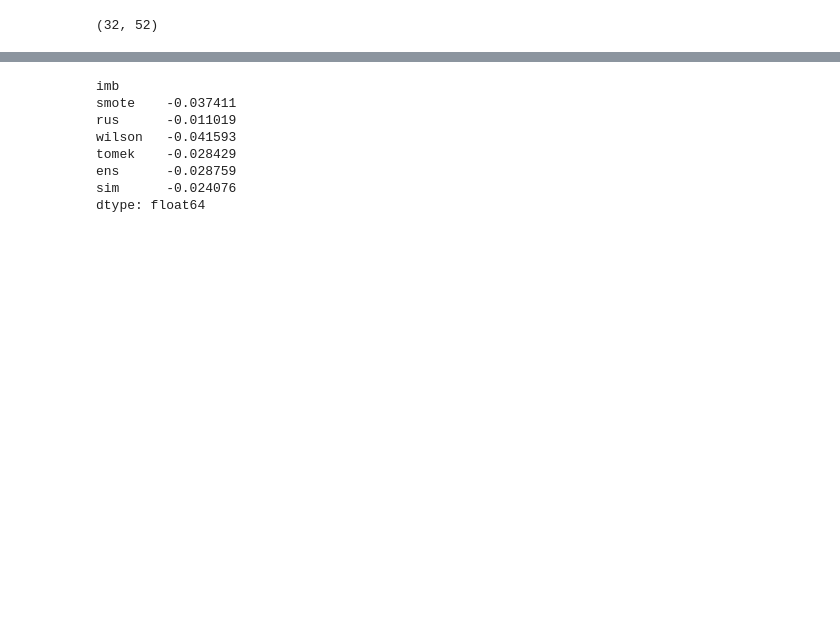
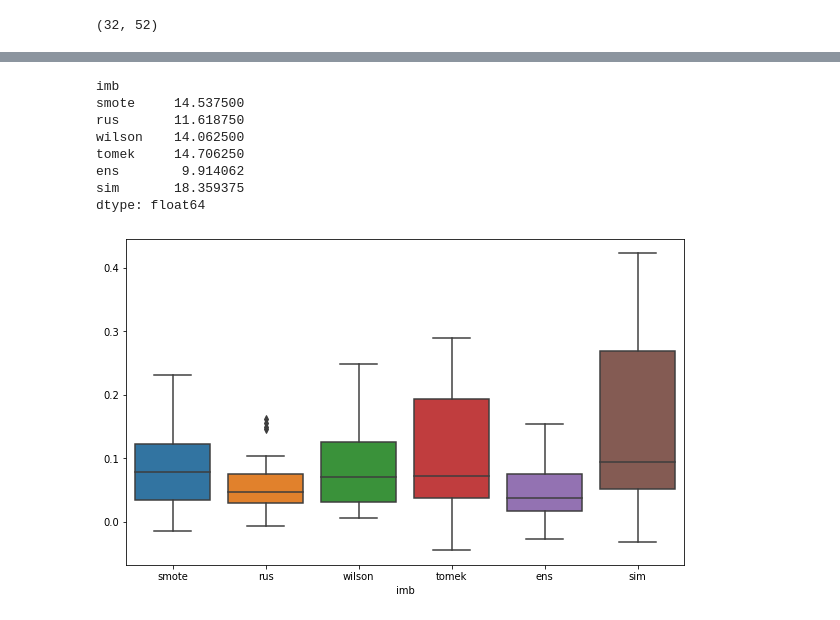
Before and after one commit to Shihab-Shahriar/analytics, a Jupyter notebook: Balancing->Filtering.ipynb, the cells around one changed output, grey strips where cells are left out. Cells and saved outputs as stored; diff of their text form; code cells hidden in the pictures; blank space fills up the shorter version.

```diff
--- a/Balancing->Filtering.ipynb
+++ b/Balancing->Filtering.ipynb
@@ -82,12 +83,18 @@ rus     dt           19.43750
 dtype: float64
 # %%
-mat.mean(level=0,axis=1).mean()
+rank.mean(level=0,axis=1).mean()
 # %% [output]
 imb
-smote    -0.037411
-rus      -0.011019
-wilson   -0.041593
-tomek    -0.028429
-ens      -0.028759
-sim      -0.024076
+smote     14.537500
+rus       11.618750
+wilson    14.062500
+tomek     14.706250
+ens        9.914062
+sim       18.359375
 dtype: float64
+# %%
+plt.figure(figsize=(10,6))
+f = sns.boxplot(data=mat.mean(level=0,axis=1));
+#f.get_figure().savefig("figures/bal->filter_imb.svg",format='svg');
+# %% [output]
+[figure, added]
```
Also changed, not shown: parts of 9 cells of this notebook, 10 other files.
